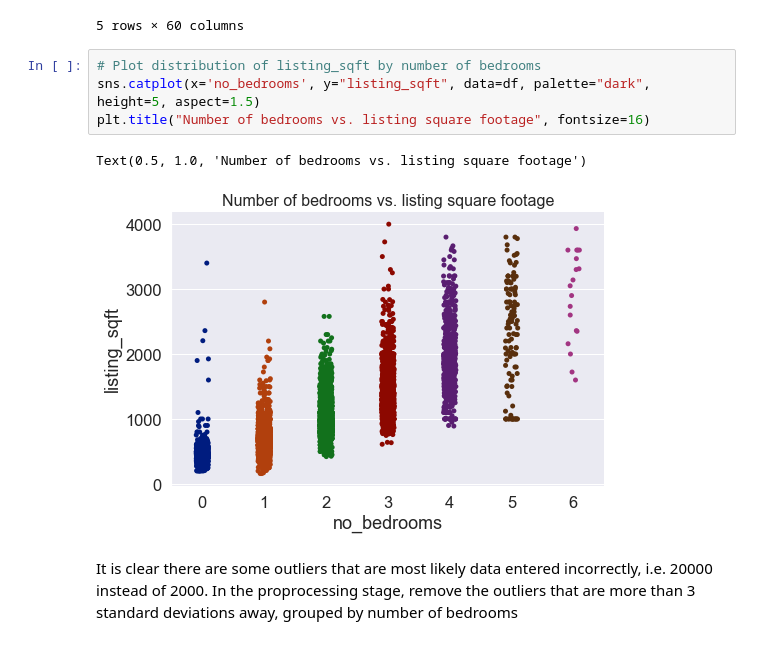
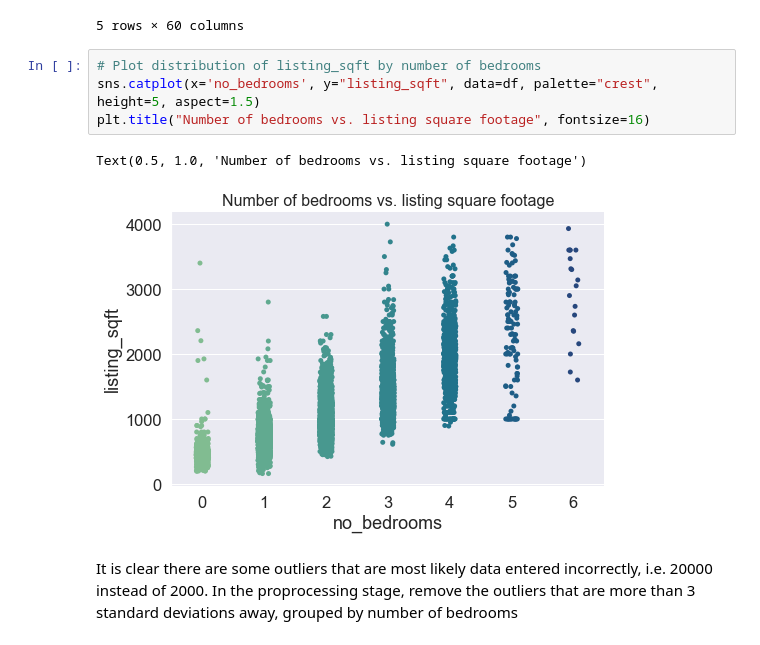
Before and after one commit to melissavhan/Craigslist-Rent-Prediction, a Jupyter notebook: notebooks/Craigslist_EDA.ipynb, the cells around one changed output. Drawn from its saved outputs; the diff is of its cells as text.

```diff
--- a/notebooks/Craigslist_EDA.ipynb
+++ b/notebooks/Craigslist_EDA.ipynb
@@ -447,11 +447,11 @@ df.head()
 5 rows × 60 columns
 # %%
 # Plot distribution of listing_sqft by number of bedrooms
-sns.catplot(x='no_bedrooms', y="listing_sqft", data=df, palette="dark", height=5, aspect=1.5)
+sns.catplot(x='no_bedrooms', y="listing_sqft", data=df, palette="crest", height=5, aspect=1.5)
 plt.title("Number of bedrooms vs. listing square footage", fontsize=16)
 # %% [output]
 Text(0.5, 1.0, 'Number of bedrooms vs. listing square footage')
-[figure, old version]
+[figure, new version]
 # %% [markdown]
 It is clear there are some outliers that are most likely data entered incorrectly, i.e. 20000 instead of 2000. In the proprocessing stage, remove the outliers that are more than 3 standard deviations away, grouped by number of bedrooms
 # %%
```
Also changed, not shown: parts of 19 cells of this notebook.
